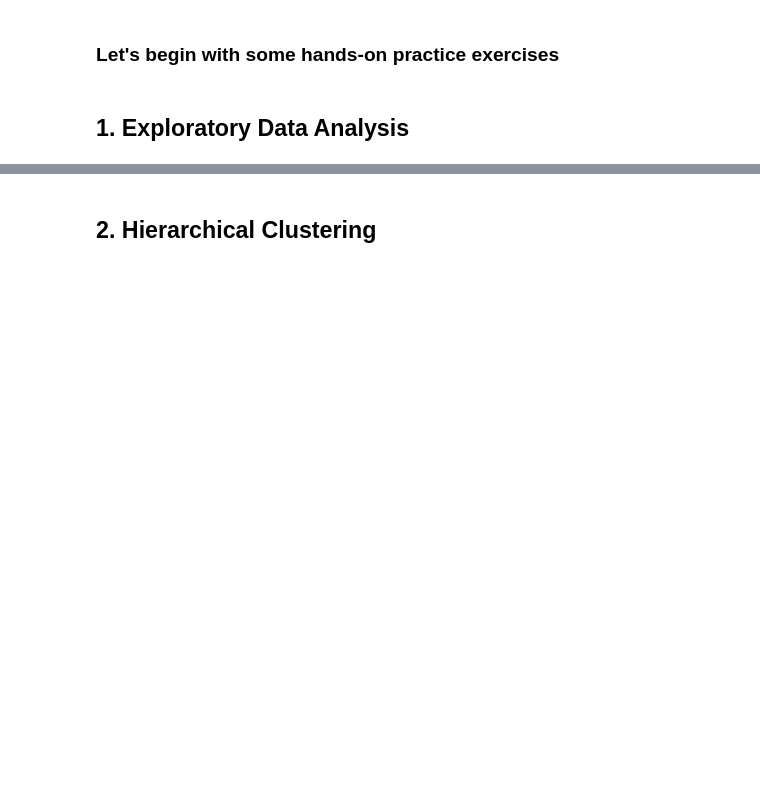
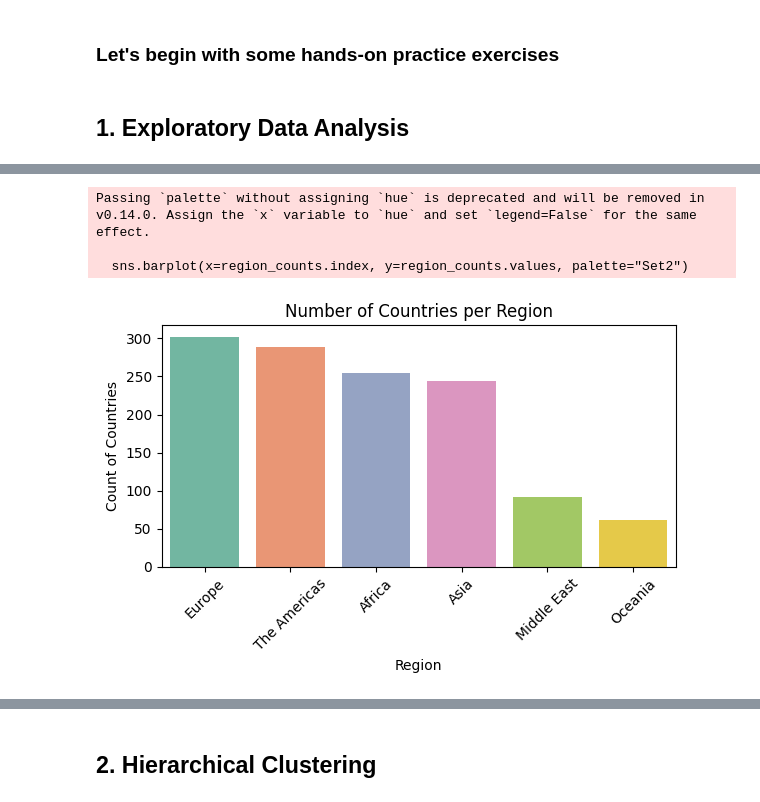
Before and after one commit to spicemove/Data_Science, a Jupyter notebook: Learning/Day 2/In-Class Lab Exercise Day 2.ipynb, the cells around one changed output, grey strips where cells are left out. Drawn from its saved outputs; the diff is of its cells as text; code cells hidden in the pictures; blank space fills up the shorter version.

```diff
--- a/Learning/Day 2/In-Class Lab Exercise Day 2.ipynb
+++ b/Learning/Day 2/In-Class Lab Exercise Day 2.ipynb
@@ -50,3 +54,7 @@ Many developing and developed countries in the world are contributing to the CO<
 Load the csv file and print the first five observations.
 # %%
 # write your code here
+
+df = pd.read_csv("CO2_emission_data.csv")
+
+df.head()
@@ -76,3 +89,21 @@ Load the csv file and print the first five observations.
+# %%
+# write your code here
+region_counts = df['Region'].value_counts()
+
+# Visualize
+plt.figure(figsize=(6, 4))
+sns.barplot(x=region_counts.index, y=region_counts.values, palette="Set2")
+plt.title('Number of Countries per Region')
+plt.xlabel('Region')
+plt.ylabel('Count of Countries')
+plt.xticks(rotation=45)
+plt.tight_layout()
+plt.show()
+# %% [output]
+Passing `palette` without assigning `hue` is deprecated and will be removed in v0.14.0. Assign the `x` variable to `hue` and set `legend=False` for the same effect.
+
+  sns.barplot(x=region_counts.index, y=region_counts.values, palette="Set2")
+[figure, added]
 # %% [markdown]
 <table align="left">
     <tr>
```
Also changed, not shown: parts of 41 cells of this notebook.
